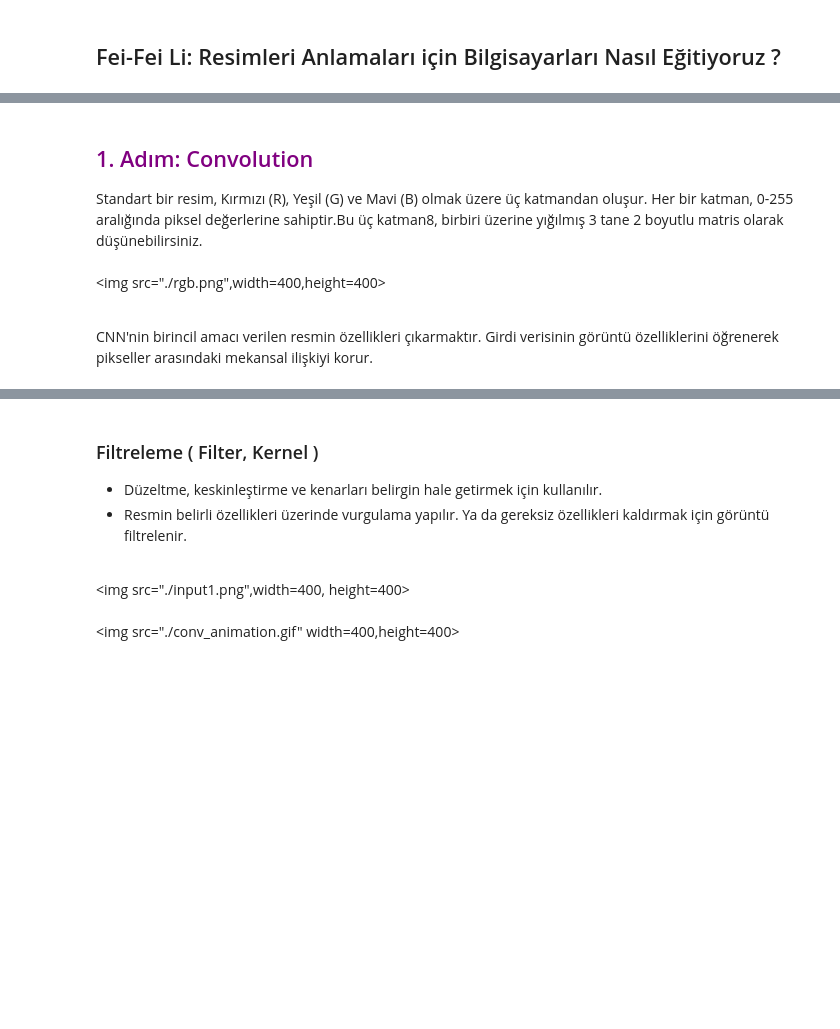
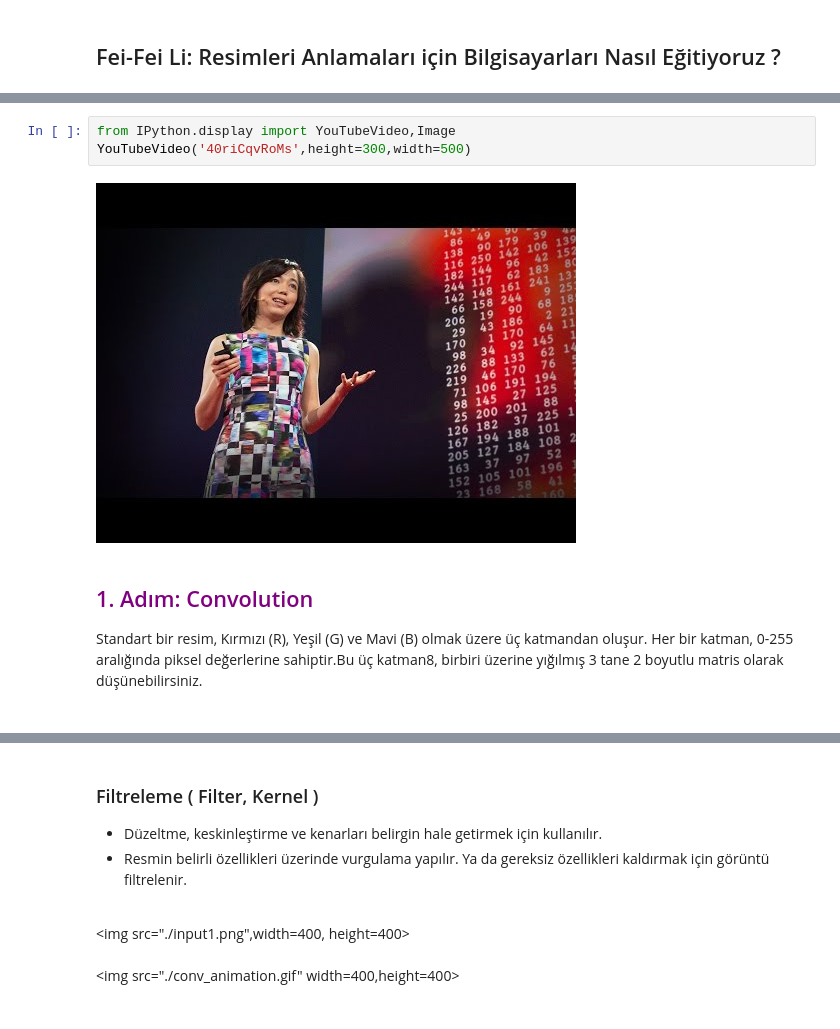
Before and after one commit to cagriemreakin/Deep-Learning, a Jupyter notebook: Convolutional Neural Network (CNN)/Convolutional Neural Network (CNN).ipynb, the cells around one changed output, grey strips where cells are left out. Cells and saved outputs as stored; diff of their text form; blank space fills up the shorter version.

Commit message:
Add files via upload
updating images

```diff
--- a/Convolutional Neural Network (CNN)/Convolutional Neural Network (CNN).ipynb
+++ b/Convolutional Neural Network (CNN)/Convolutional Neural Network (CNN).ipynb
@@ -20,8 +14,9 @@ width="560" height="315" frameborder="0" allowfullscreen></iframe></center>
+# %%
+from IPython.display import YouTubeVideo,Image
+YouTubeVideo('40riCqvRoMs',height=300,width=500)
+# %% [output]
+[figure, added]
 # %% [markdown]
 ## <p style="color:purple">1. Adım: Convolution</p>
 
 Standart bir resim, Kırmızı (R), Yeşil (G) ve Mavi (B) olmak üzere üç katmandan oluşur. Her bir katman,  0-255 aralığında piksel değerlerine sahiptir.Bu üç katman8, birbiri üzerine yığılmış 3 tane 2 boyutlu matris olarak düşünebilirsiniz.<br><br>
-<img src="./rgb.png",width=400,height=400><br><br>
-
-
-CNN'nin birincil amacı verilen resmin özellikleri çıkarmaktır. Girdi verisinin görüntü özelliklerini öğrenerek pikseller arasındaki mekansal ilişkiyi korur.
```
Also changed, not shown: parts of 12 cells of this notebook.
